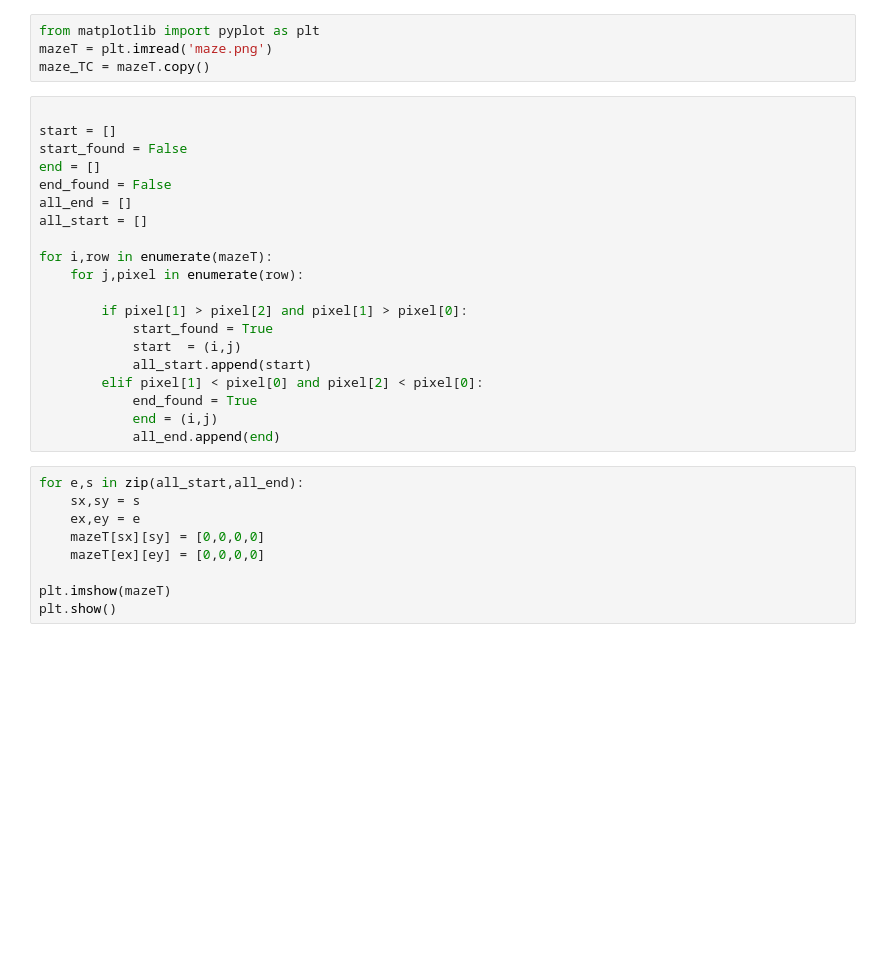
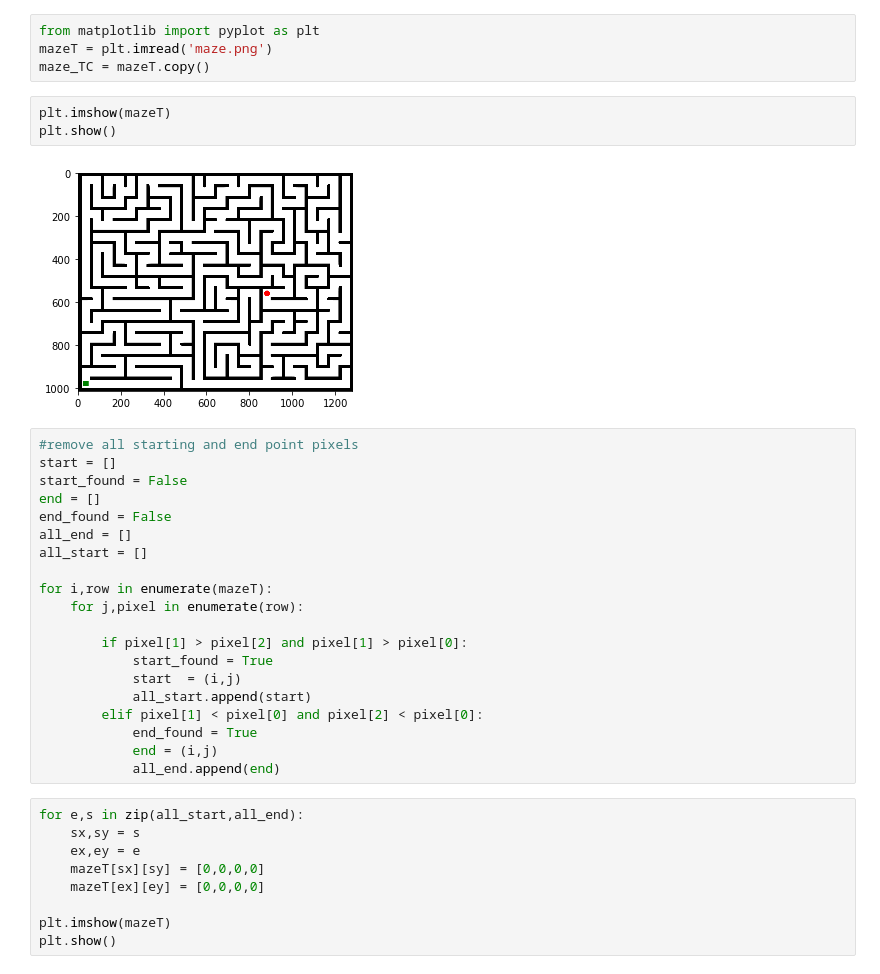
Before and after one commit to Eyecandy/mazeSolver, a Jupyter notebook: MazeSolver.ipynb, the cells around one changed output. Cells and saved outputs as stored; diff of their text form; blank space fills up the shorter version.

```diff
--- a/MazeSolver.ipynb
+++ b/MazeSolver.ipynb
@@ -2,8 +2,13 @@
 from matplotlib import pyplot as plt
 mazeT = plt.imread('maze.png')
 maze_TC = mazeT.copy()
+# %%
+plt.imshow(mazeT)
+plt.show()
+# %% [output]
+[figure, added]
 # %%
-
+#remove all starting and end point pixels
 start = []
 start_found = False
 end = []
```
Also changed, not shown: parts of 9 cells of this notebook, 4 other files.
